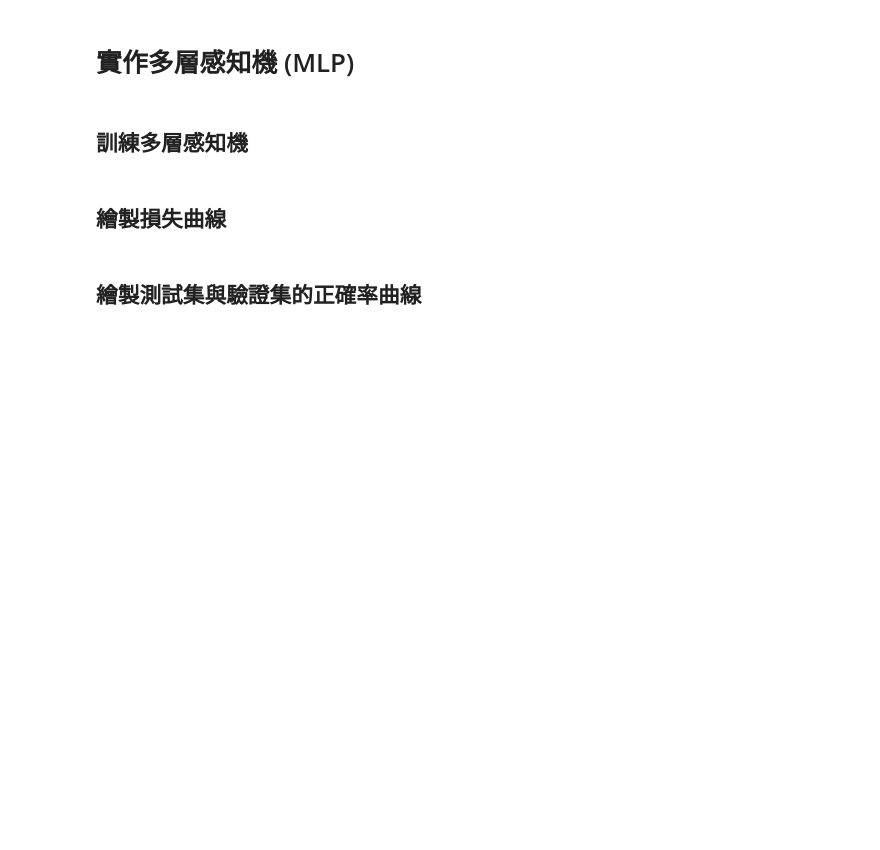
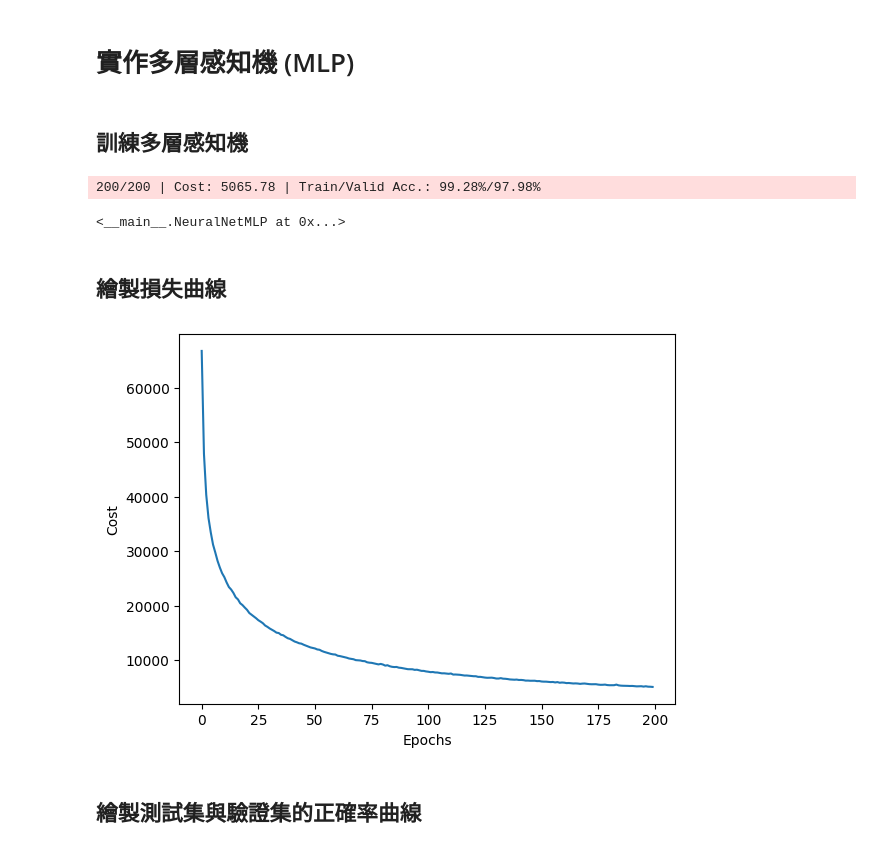
Before and after one commit to wenwen357951/ai_course_2023, a Jupyter notebook: notebooks/03_Multilayer_Perceptron.ipynb, the cells around one changed output. Drawn from its saved outputs; the diff is of its cells as text; code cells hidden in the pictures; blank space fills up the shorter version.

```diff
--- a/notebooks/03_Multilayer_Perceptron.ipynb
+++ b/notebooks/03_Multilayer_Perceptron.ipynb
@@ -367,12 +442,34 @@ class NeuralNetMLP:
 # %% [markdown]
 ## 訓練多層感知機
 # %%
-# 回合數
+n_epochs = 200
 
-# MLP Model
+nn = NeuralNetMLP(n_hidden=100,
+                  l2=0.01,
+                  epochs=n_epochs,
+                  eta=0.0005,
+                  minibatch_size=100,
+                  shuffle=True,
+                  seed=1)
 
-# 擬合模型
+nn.fit(_x_train=x_train[:55000],
+       _y_train=y_train[:55000],
+       _x_valid=x_train[55000:],
+       _y_valid=y_train[55000:])
+# %% [output]
+200/200 | Cost: 5065.78 | Train/Valid Acc.: 99.28%/97.98%
+<__main__.NeuralNetMLP at 0x...>
 # %% [markdown]
 ## 繪製損失曲線
+# %%
+import matplotlib.pyplot as plt
+
+plt.plot(range(nn.epochs), nn.eval_['cost'])
+plt.ylabel('Cost')
+plt.xlabel('Epochs')
+
+plt.show()
+# %% [output]
+[figure, added]
 # %% [markdown]
 ## 繪製測試集與驗證集的正確率曲線
```
Also changed, not shown: parts of 6 cells of this notebook.
